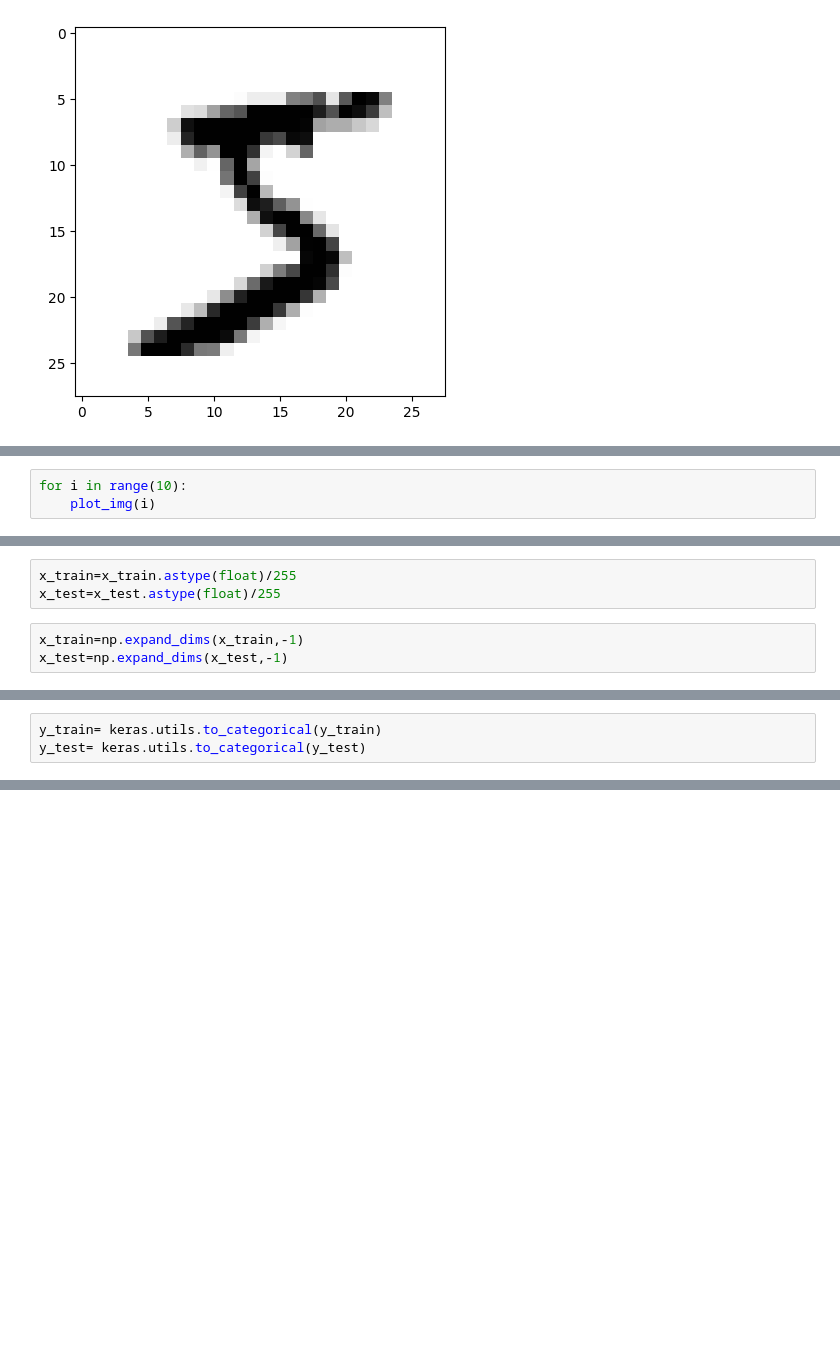
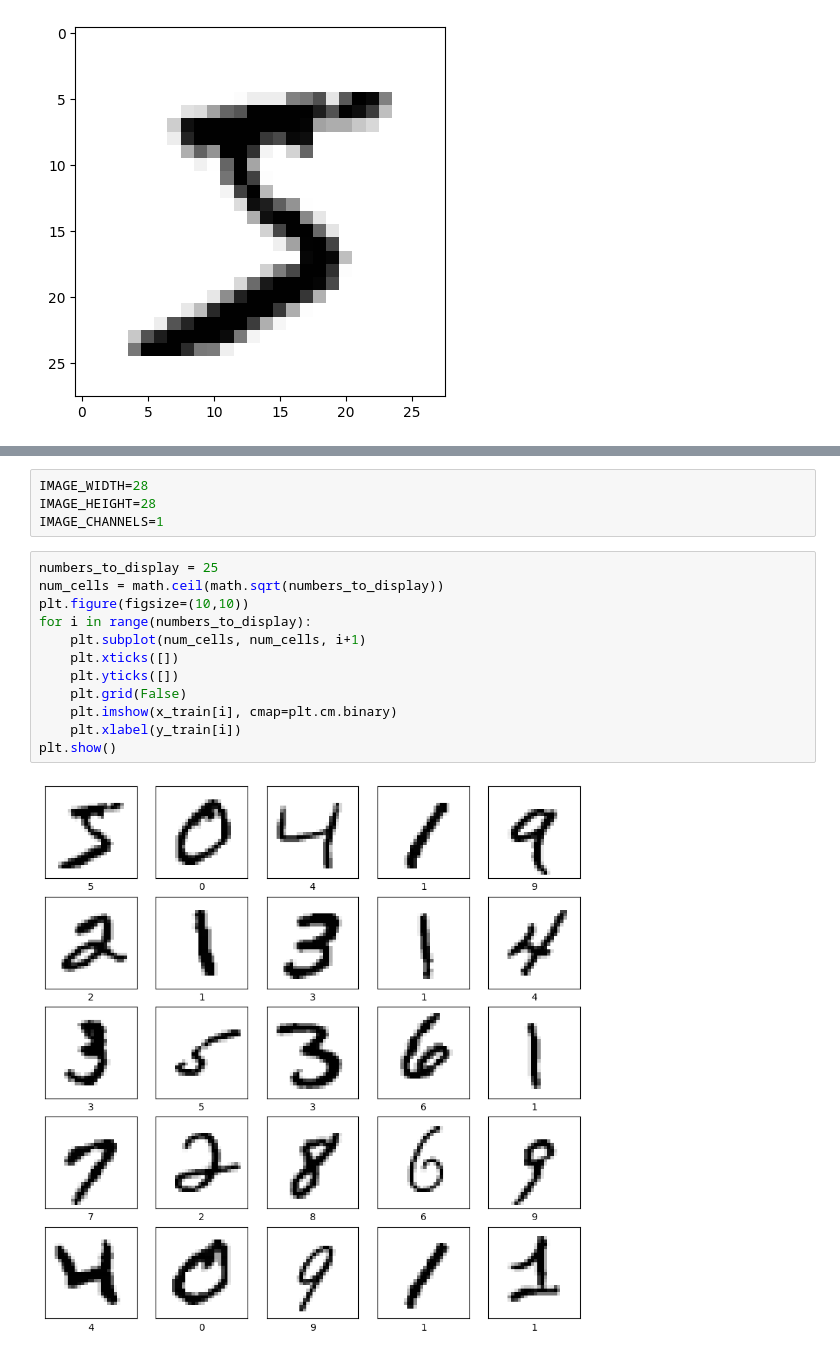
Before and after one commit to dareena777/handwritten-digit-recogntion, a Jupyter notebook: digits.ipynb, the cells around one changed output, grey strips where cells are left out. Cells and saved outputs as stored; diff of their text form; blank space fills up the shorter version.

```diff
--- a/digits.ipynb
+++ b/digits.ipynb
@@ -29,3 +25,0 @@ def plot_img(i):
-# %%
-for i in range(10):
-    plot_img(i)
@@ -43,6 +25,0 @@ for i in range(10):
-# %%
-x_train=x_train.astype(float)/255
-x_test=x_test.astype(float)/255
-# %%
-x_train=np.expand_dims(x_train,-1)
-x_test=np.expand_dims(x_test,-1)
@@ -55,3 +25,0 @@ import keras
-# %%
-y_train= keras.utils.to_categorical(y_train)
-y_test= keras.utils.to_categorical(y_test)
@@ -80,0 +26,18 @@ WARNING:tensorflow:From c:\Users\Dareen\AppData\Local\Programs\Python\Python39\l
+# %%
+IMAGE_WIDTH=28
+IMAGE_HEIGHT=28
+IMAGE_CHANNELS=1
+# %%
+numbers_to_display = 25
+num_cells = math.ceil(math.sqrt(numbers_to_display))
+plt.figure(figsize=(10,10))
+for i in range(numbers_to_display):
+    plt.subplot(num_cells, num_cells, i+1)
+    plt.xticks([])
+    plt.yticks([])
+    plt.grid(False)
+    plt.imshow(x_train[i], cmap=plt.cm.binary)
+    plt.xlabel(y_train[i])
+plt.show()
+# %% [output]
+[figure, added]
```
Also changed, not shown: parts of 32 cells of this notebook.
